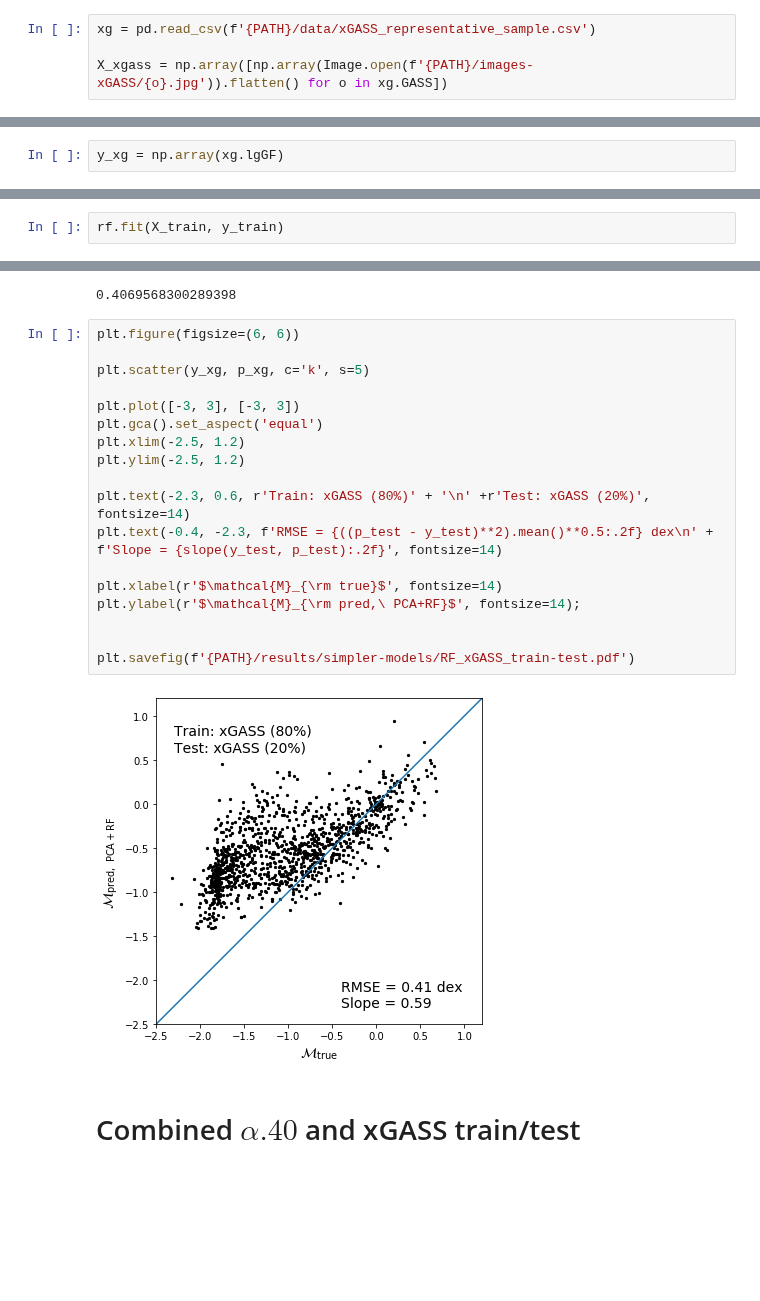
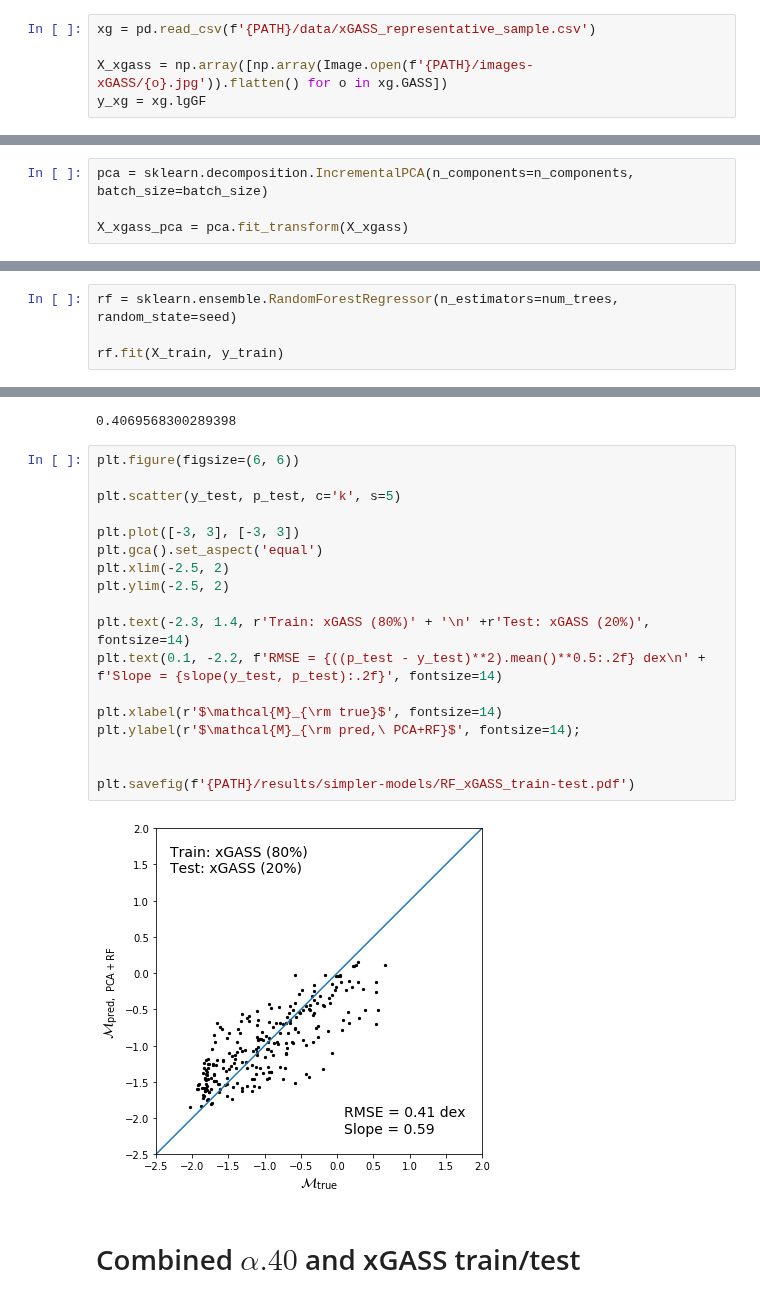
Before and after one commit to jwuphysics/HI-convnets, a Jupyter notebook: notebook/updates/02. Training simple models.ipynb, the cells around one changed output, grey strips where cells are left out. Cells and saved outputs as stored; diff of their text form; blank space fills up the shorter version.

Commit message:
re-run and better explain tests

```diff
--- a/notebook/updates/02. Training simple models.ipynb
+++ b/notebook/updates/02. Training simple models.ipynb
@@ -120,3 +207,4 @@ plt.savefig(f'{PATH}/results/simpler-models/RF_a40_train-test.pdf')
 xg = pd.read_csv(f'{PATH}/data/xGASS_representative_sample.csv')
 
 X_xgass = np.array([np.array(Image.open(f'{PATH}/images-xGASS/{o}.jpg')).flatten() for o in xg.GASS])
+y_xg = xg.lgGF
@@ -126,2 +210,0 @@ X_xgass_pca = pca.transform(X_xgass)
-# %%
-y_xg = np.array(xg.lgGF)
@@ -158,6 +211,12 @@ X_xgass_pca = pca.fit_transform(X_xgass)
+# %%
+pca = sklearn.decomposition.IncrementalPCA(n_components=n_components, batch_size=batch_size)
+
+X_xgass_pca = pca.fit_transform(X_xgass)
 # %%
 X_train, X_test, y_train, y_test = train_test_split(X_xgass_pca, y_xg, test_size=validation_pct, random_state=seed)
 # %%
+rf = sklearn.ensemble.RandomForestRegressor(n_estimators=num_trees, random_state=seed)
+
 rf.fit(X_train, y_train)
 # %% [output]
 RandomForestRegressor(bootstrap=True, criterion='mse', max_depth=None,
@@ -177,22 +236,22 @@ rmse
 # %%
 plt.figure(figsize=(6, 6))
 
-plt.scatter(y_xg, p_xg, c='k', s=5)
+plt.scatter(y_test, p_test, c='k', s=5)
 
 plt.plot([-3, 3], [-3, 3])
 plt.gca().set_aspect('equal')
-plt.xlim(-2.5, 1.2)
-plt.ylim(-2.5, 1.2)
+plt.xlim(-2.5, 2)
+plt.ylim(-2.5, 2)
 
-plt.text(-2.3, 0.6, r'Train: xGASS (80%)' + '\n' +r'Test: xGASS (20%)', fontsize=14)
-plt.text(-0.4, -2.3, f'RMSE = {((p_test - y_test)**2).mean()**0.5:.2f} dex\n' + f'Slope = {slope(y_test, p_test):.2f}', fontsize=14)
+plt.text(-2.3, 1.4, r'Train: xGASS (80%)' + '\n' +r'Test: xGASS (20%)', fontsize=14)
+plt.text(0.1, -2.2, f'RMSE = {((p_test - y_test)**2).mean()**0.5:.2f} dex\n' + f'Slope = {slope(y_test, p_test):.2f}', fontsize=14)
 
 plt.xlabel(r'$\mathcal{M}_{\rm true}$', fontsize=14)
 plt.ylabel(r'$\mathcal{M}_{\rm pred,\ PCA+RF}$', fontsize=14);
 
 
 plt.savefig(f'{PATH}/results/simpler-models/RF_xGASS_train-test.pdf')
 # %% [output]
-[figure, old version]
+[figure, new version]
 # %% [markdown]
 # Combined $\alpha.40$ and xGASS train/test
```
Also changed, not shown: parts of 47 cells of this notebook, 2 other files.
